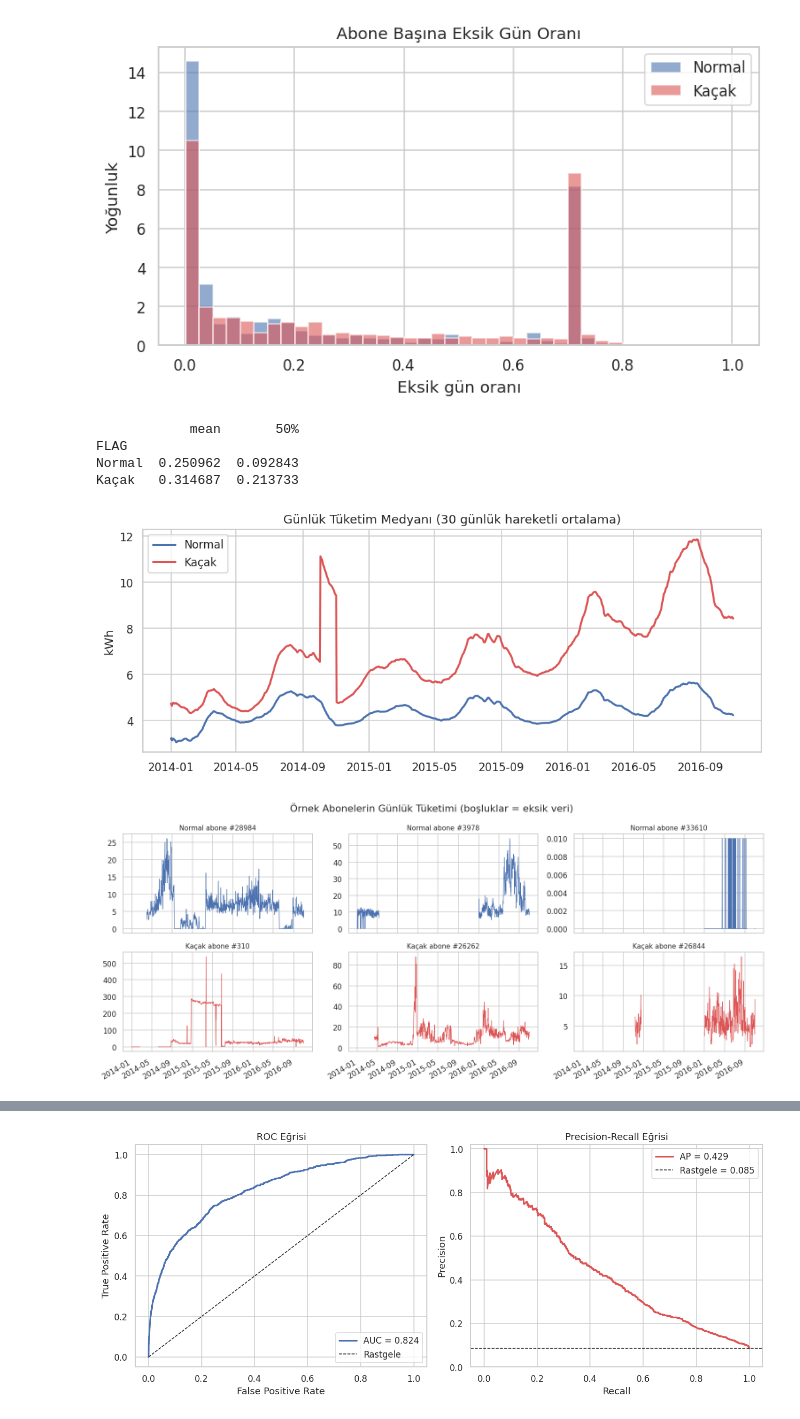
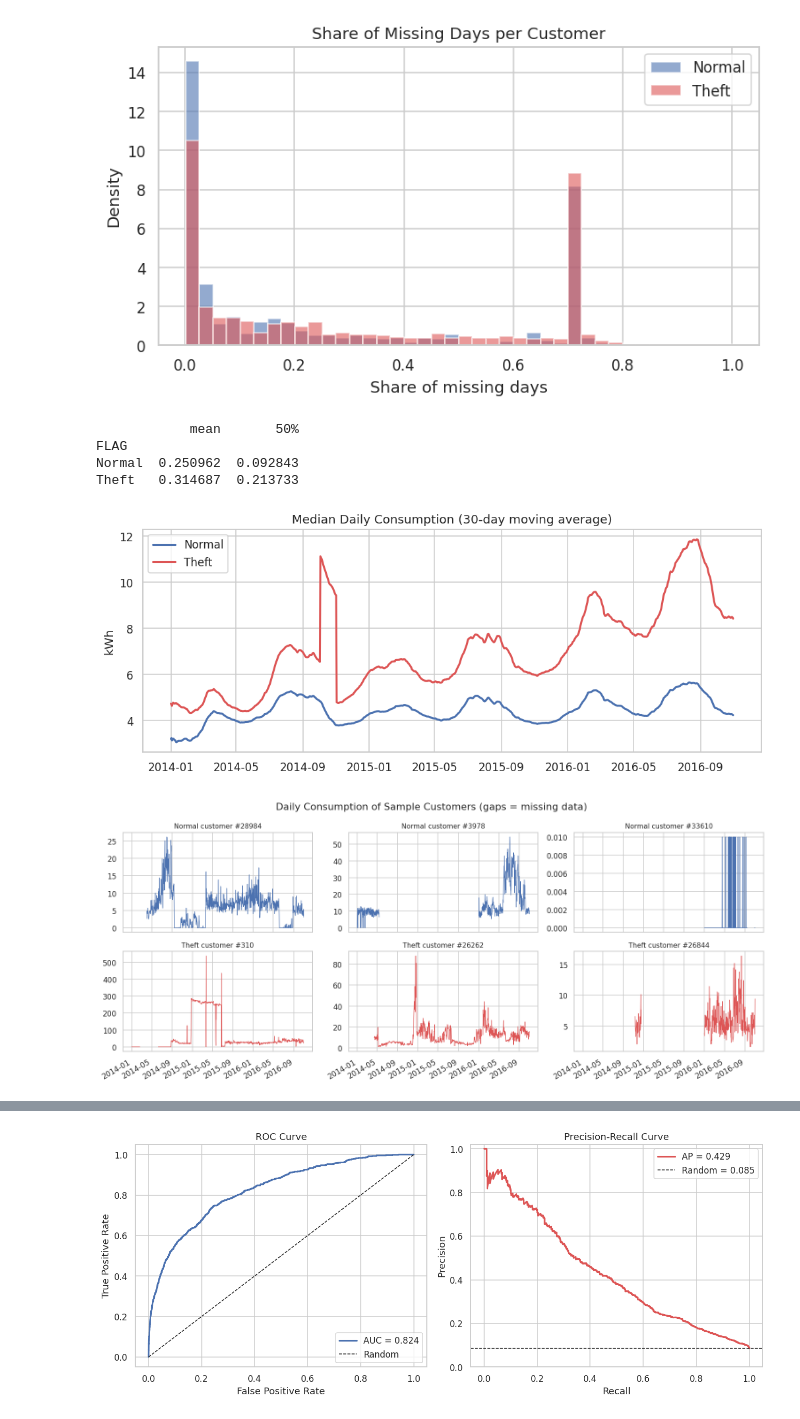
Before and after one commit to Mervecaliskann/electricity-theft-detection, a Jupyter notebook: electricity_theft_detection.ipynb, the cells around one changed output, grey strips where cells are left out. Drawn from its saved outputs; the diff is of its cells as text; code cells hidden in the pictures.

```diff
--- a/electricity_theft_detection.ipynb
+++ b/electricity_theft_detection.ipynb
@@ -119,51 +121,51 @@ plt.show()
 # %%
-# 2.2 Abone başına eksik gün oranı (sınıflara göre)
+# 2.2 Share of missing days per customer (by class)
 missing_ratio = X_raw.isna().mean(axis=1)
 
 fig, ax = plt.subplots(figsize=(8, 4))
-for label, color, name in [(0, '#4C72B0', 'Normal'), (1, '#DD5555', 'Kaçak')]:
+for label, color, name in [(0, '#4C72B0', 'Normal'), (1, '#DD5555', 'Theft')]:
     ax.hist(missing_ratio[y == label], bins=40, alpha=0.6, density=True, color=color, label=name)
-ax.set_title('Abone Başına Eksik Gün Oranı')
-ax.set_xlabel('Eksik gün oranı')
-ax.set_ylabel('Yoğunluk')
+ax.set_title('Share of Missing Days per Customer')
+ax.set_xlabel('Share of missing days')
+ax.set_ylabel('Density')
 ax.legend()
 save_fig('02_missing_ratio')
 plt.show()
 
-print(missing_ratio.groupby(y).describe()[['mean', '50%']].rename(index={0: 'Normal', 1: 'Kaçak'}))
+print(missing_ratio.groupby(y).describe()[['mean', '50%']].rename(index={0: 'Normal', 1: 'Theft'}))
 # %% [output]
-[figure, old version]
+[figure, new version]
             mean       50%
 FLAG
 Normal  0.250962  0.092843
-Kaçak   0.314687  0.213733
+Theft   0.314687  0.213733
 # %%
-# 2.3 Zaman içinde tipik tüketim (30 günlük hareketli medyan)
+# 2.3 Typical consumption over time (30-day moving median)
 fig, ax = plt.subplots(figsize=(11, 4))
-for label, color, name in [(0, '#4C72B0', 'Normal'), (1, '#DD5555', 'Kaçak')]:
+for label, color, name in [(0, '#4C72B0', 'Normal'), (1, '#DD5555', 'Theft')]:
     series = X_raw[y == label].median(axis=0, skipna=True).rolling(30, min_periods=1).mean()
     ax.plot(series.index, series.values, color=color, label=name, lw=2)
-ax.set_title('Günlük Tüketim Medyanı (30 günlük hareketli ortalama)')
+ax.set_title('Median Daily Consumption (30-day moving average)')
 ax.set_ylabel('kWh')
 ax.legend()
 save_fig('03_consumption_over_time')
 plt.show()
 # %% [output]
-[figure, old version]
+[figure, new version]
 # %%
-# 2.4 Örnek abone profilleri
+# 2.4 Sample customer profiles
 rng = np.random.default_rng(RANDOM_STATE)
 fig, axes = plt.subplots(2, 3, figsize=(14, 6), sharex=True)
-for row, (label, color, name) in enumerate([(0, '#4C72B0', 'Normal'), (1, '#DD5555', 'Kaçak')]):
+for row, (label, color, name) in enumerate([(0, '#4C72B0', 'Normal'), (1, '#DD5555', 'Theft')]):
     ids = rng.choice(np.where(y == label)[0], 3, replace=False)
     for col, i in enumerate(ids):
         axes[row, col].plot(X_raw.columns, X_raw.iloc[i].values, color=color, lw=0.8)
-        axes[row, col].set_title(f'{name} abone #{i}', fontsize=10)
-fig.suptitle('Örnek Abonelerin Günlük Tüketimi (boşluklar = eksik veri)')
+        axes[row, col].set_title(f'{name} customer #{i}', fontsize=10)
+fig.suptitle('Daily Consumption of Sample Customers (gaps = missing data)')
 fig.autofmt_xdate()
 plt.tight_layout()
 save_fig('04_sample_customers')
 plt.show()
 # %% [output]
-[figure, old version]
+[figure, new version]
 # %% [markdown]
```
Also changed, not shown: parts of 34 cells of this notebook, 1 other file.
